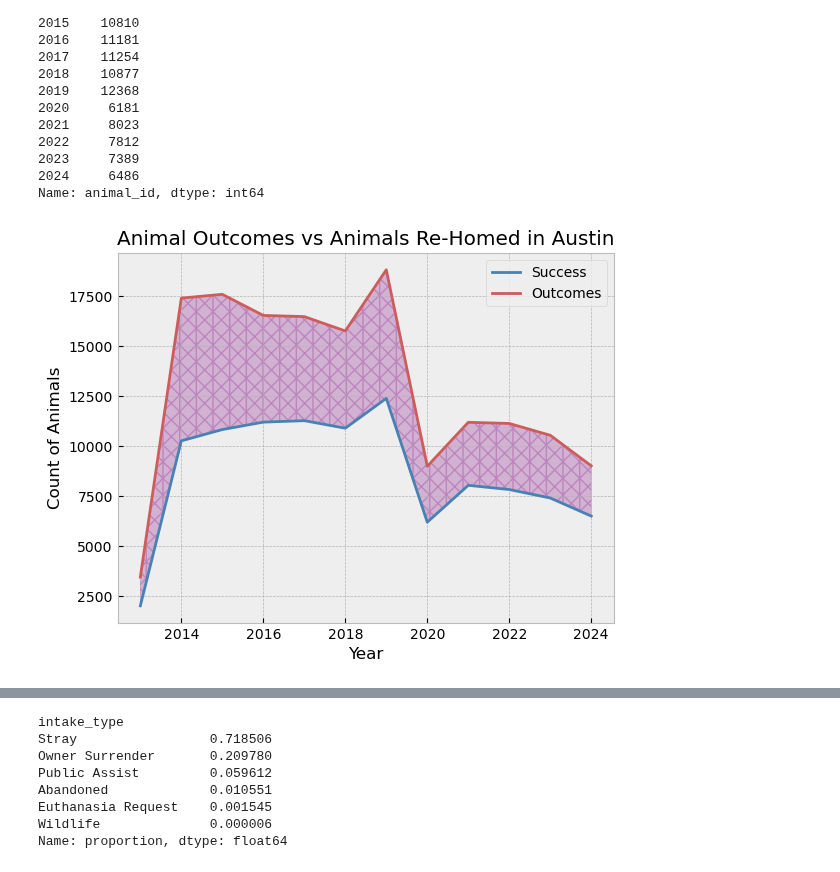
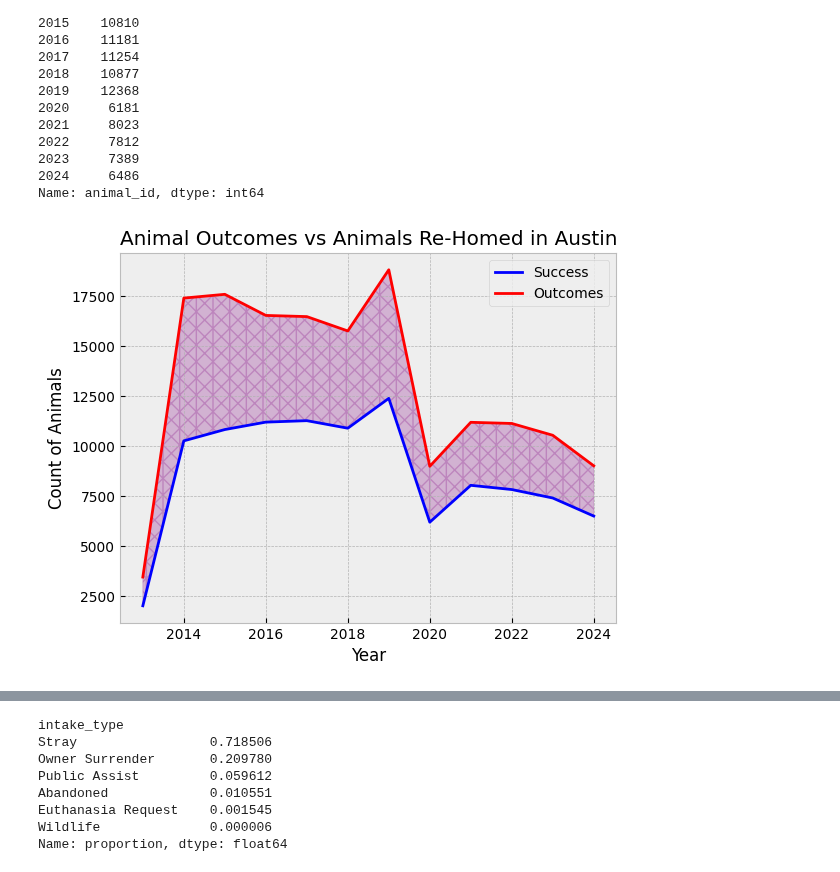
Before and after one commit to kncramer/animal-shelter-outcomes, a Jupyter notebook: code/02-eda.ipynb, the cells around one changed output, grey strips where cells are left out. Drawn from its saved outputs; the diff is of its cells as text; code cells hidden in the pictures.

```diff
--- a/code/02-eda.ipynb
+++ b/code/02-eda.ipynb
@@ -148,19 +125,19 @@ Name: animal_id, dtype: int64
 # %%
 # visualize success vs failures
 fig, ax = plt.subplots()
-ax.plot(year_success.index, year_success.values, color='steelblue', label='Success')
-ax.plot(year_outcomes.index, year_outcomes.values, color='indianred', label='Outcomes')
+ax.plot(year_success.index, year_success.values, color='blue', label='Success')
+ax.plot(year_outcomes.index, year_outcomes.values, color='red', label='Outcomes')
 
 ax.fill_between(year_success.index, year_success, year_outcomes, alpha=0.25, color='purple', hatch='/\\/\\|')
 ax.set_title('Animal Outcomes vs Animals Re-Homed in Austin')
 ax.set_xlabel('Year')
 ax.set_ylabel('Count of Animals')
 ax.legend(loc='best')
 
 plt.show();
 
 # saving image for slides
 fig.tight_layout()
 fig.savefig('../images/compare_outcomes_austin.png')
 # %% [output]
-[figure, old version]
+[figure, new version]
```
Also changed, not shown: parts of 69 cells of this notebook.
